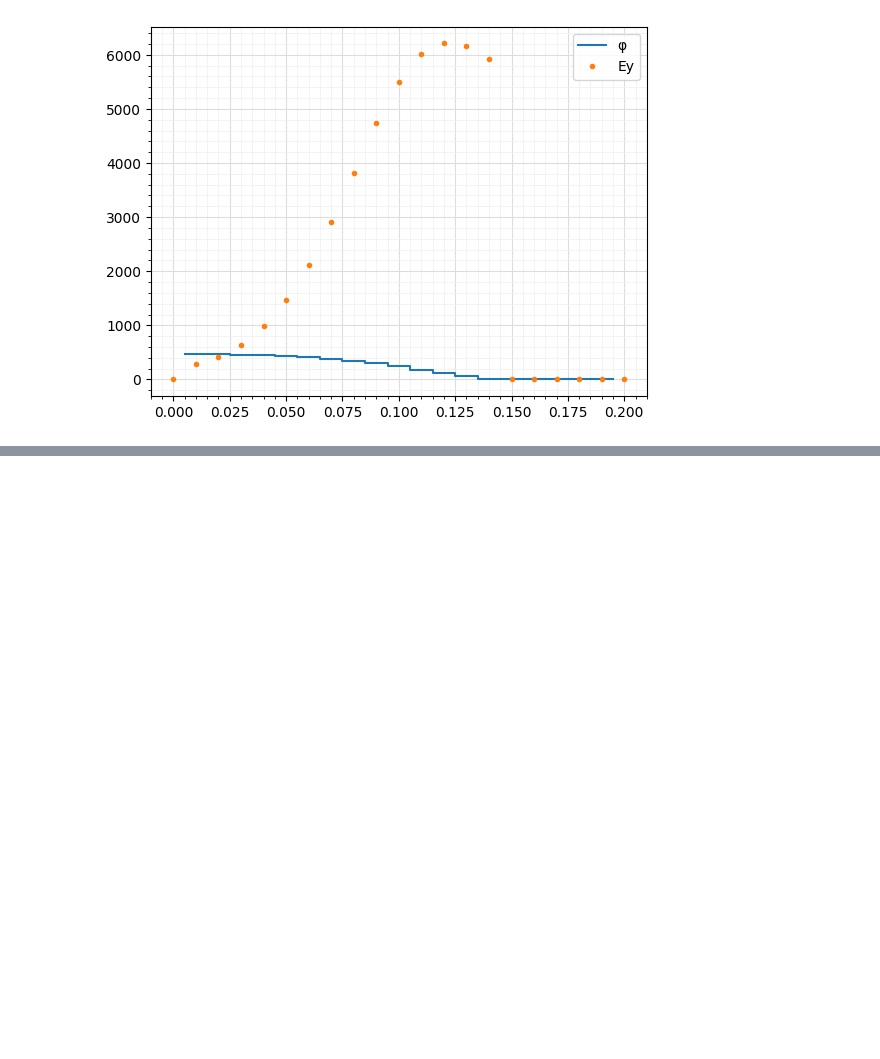
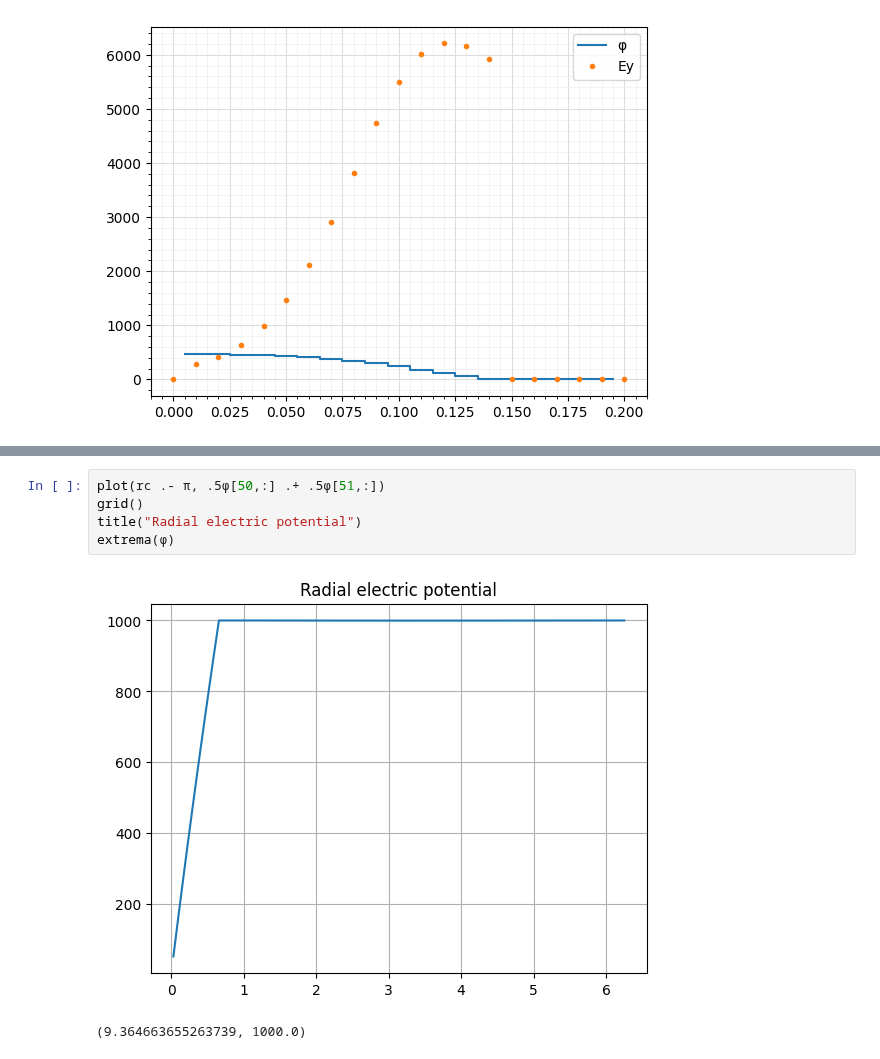
Before and after one commit to bchaber/pole, a Jupyter notebook: PoissonEquation.ipynb, the cells around one changed output, grey strips where cells are left out. Drawn from its saved outputs; the diff is of its cells as text; blank space fills up the shorter version.

```diff
--- a/PoissonEquation.ipynb
+++ b/PoissonEquation.ipynb
@@ -483,0 +458,8 @@ extrema(φ)
+# %%
+plot(rc .- π, .5φ[50,:] .+ .5φ[51,:])
+grid()
+title("Radial electric potential")
+extrema(φ)
+# %% [output]
+[figure, added]
+(9.364663655263739, 1000.0)
```
Also changed, not shown: parts of 21 cells of this notebook.
